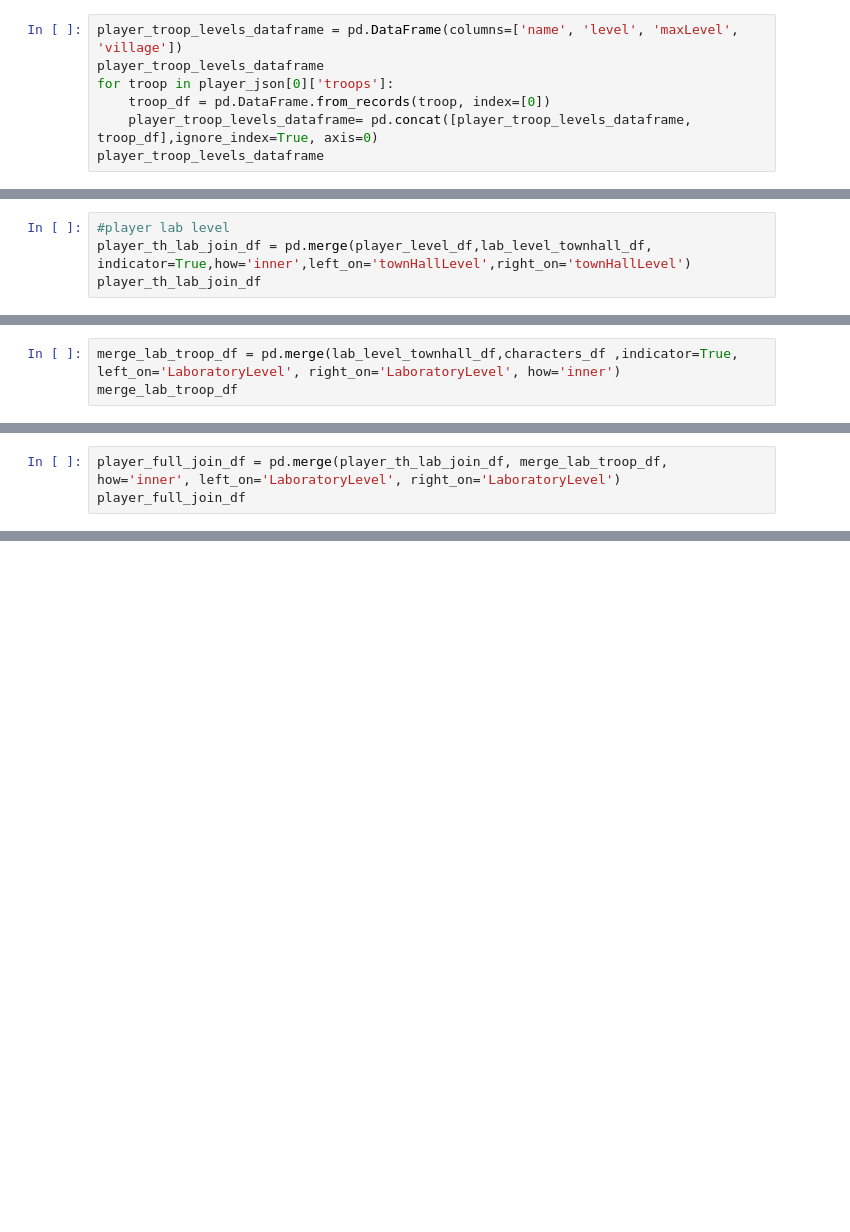
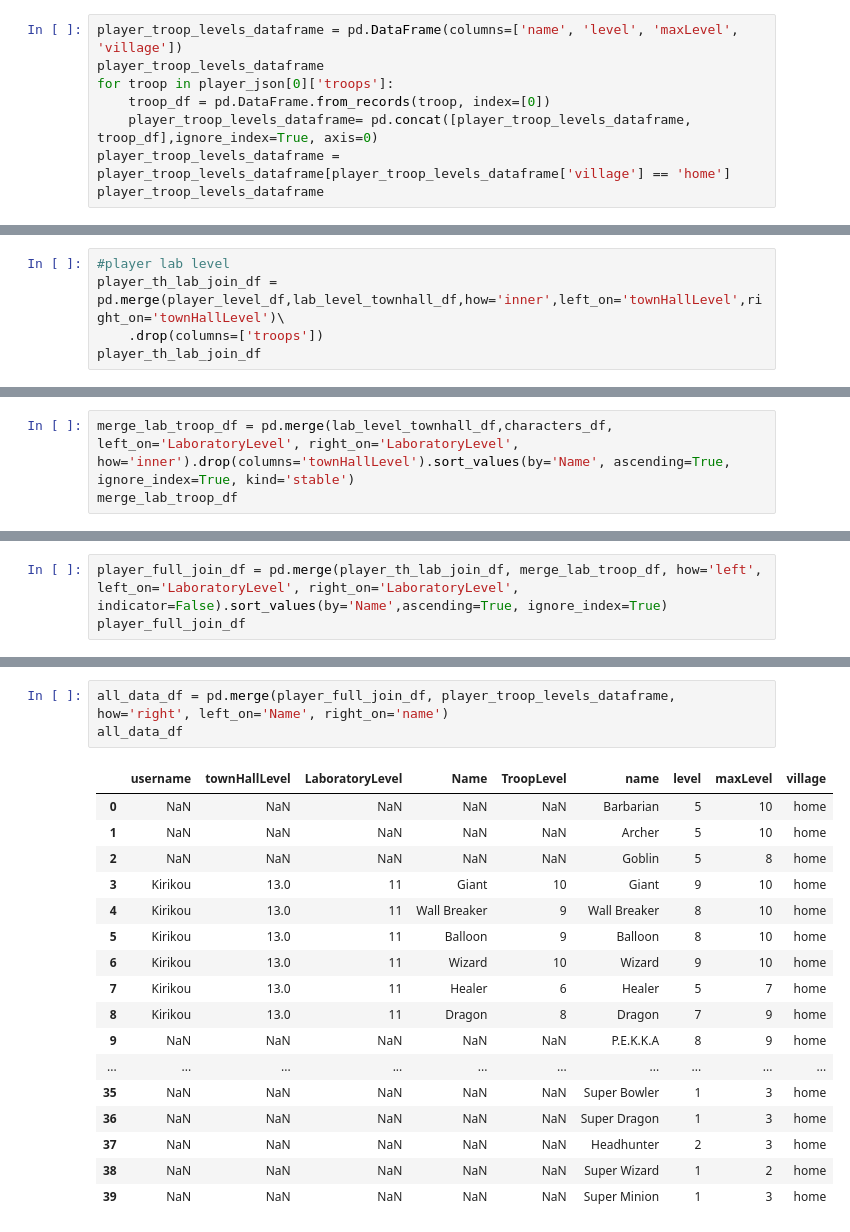
Before and after one commit to dev-tetus/Clan-API, a Jupyter notebook: testing.ipynb, the cells around one changed output, grey strips where cells are left out. Drawn from its saved outputs; the diff is of its cells as text; blank space fills up the shorter version.

```diff
--- a/testing.ipynb
+++ b/testing.ipynb
@@ -34,4 +49,5 @@ player_troop_levels_dataframe
 for troop in player_json[0]['troops']:
     troop_df = pd.DataFrame.from_records(troop, index=[0])
     player_troop_levels_dataframe= pd.concat([player_troop_levels_dataframe, troop_df],ignore_index=True, axis=0)
+player_troop_levels_dataframe = player_troop_levels_dataframe[player_troop_levels_dataframe['village'] == 'home']
 player_troop_levels_dataframe
@@ -40,4 +89,5 @@ characters_df = pd.read_excel('characters.xlsx',usecols=['Name', 'TroopLevel','L
 # %%
 #player lab level
-player_th_lab_join_df = pd.merge(player_level_df,lab_level_townhall_df, indicator=True,how='inner',left_on='townHallLevel',right_on='townHallLevel')
+player_th_lab_join_df = pd.merge(player_level_df,lab_level_townhall_df,how='inner',left_on='townHallLevel',right_on='townHallLevel')\
+    .drop(columns=['troops'])
 player_th_lab_join_df
@@ -44,3 +97,3 @@ player_th_lab_join_df
 # %%
-merge_lab_troop_df = pd.merge(lab_level_townhall_df,characters_df ,indicator=True, left_on='LaboratoryLevel', right_on='LaboratoryLevel', how='inner')
+merge_lab_troop_df = pd.merge(lab_level_townhall_df,characters_df, left_on='LaboratoryLevel', right_on='LaboratoryLevel', how='inner').drop(columns='townHallLevel').sort_values(by='Name', ascending=True, ignore_index=True, kind='stable')
 merge_lab_troop_df
@@ -47,3 +114,3 @@ merge_lab_troop_df
 # %%
-player_full_join_df = pd.merge(player_th_lab_join_df, merge_lab_troop_df, how='inner', left_on='LaboratoryLevel', right_on='LaboratoryLevel')
+player_full_join_df = pd.merge(player_th_lab_join_df, merge_lab_troop_df, how='left', left_on='LaboratoryLevel', right_on='LaboratoryLevel', indicator=False).sort_values(by='Name',ascending=True, ignore_index=True)
 player_full_join_df
@@ -49,0 +135,21 @@ player_full_join_df
+# %%
+all_data_df = pd.merge(player_full_join_df, player_troop_levels_dataframe, how='right', left_on='Name', right_on='name')
+all_data_df
+# %% [output]
+|  | username | townHallLevel | LaboratoryLevel | Name | TroopLevel | name | level | maxLevel | village |
+| 0 | NaN | NaN | NaN | NaN | NaN | Barbarian | 5 | 10 | home |
+| 1 | NaN | NaN | NaN | NaN | NaN | Archer | 5 | 10 | home |
+| 2 | NaN | NaN | NaN | NaN | NaN | Goblin | 5 | 8 | home |
+| 3 | Kirikou | 13.0 | 11 | Giant | 10 | Giant | 9 | 10 | home |
+| 4 | Kirikou | 13.0 | 11 | Wall Breaker | 9 | Wall Breaker | 8 | 10 | home |
+| 5 | Kirikou | 13.0 | 11 | Balloon | 9 | Balloon | 8 | 10 | home |
+| 6 | Kirikou | 13.0 | 11 | Wizard | 10 | Wizard | 9 | 10 | home |
+| 7 | Kirikou | 13.0 | 11 | Healer | 6 | Healer | 5 | 7 | home |
+| 8 | Kirikou | 13.0 | 11 | Dragon | 8 | Dragon | 7 | 9 | home |
+| 9 | NaN | NaN | NaN | NaN | NaN | P.E.K.K.A | 8 | 9 | home |
+| ... | ... | ... | ... | ... | ... | ... | ... | ... | ... |
+| 35 | NaN | NaN | NaN | NaN | NaN | Super Bowler | 1 | 3 | home |
+| 36 | NaN | NaN | NaN | NaN | NaN | Super Dragon | 1 | 3 | home |
+| 37 | NaN | NaN | NaN | NaN | NaN | Headhunter | 2 | 3 | home |
+| 38 | NaN | NaN | NaN | NaN | NaN | Super Wizard | 1 | 2 | home |
+| 39 | NaN | NaN | NaN | NaN | NaN | Super Minion | 1 | 3 | home |
```
Also changed, not shown: parts of 6 cells of this notebook.
